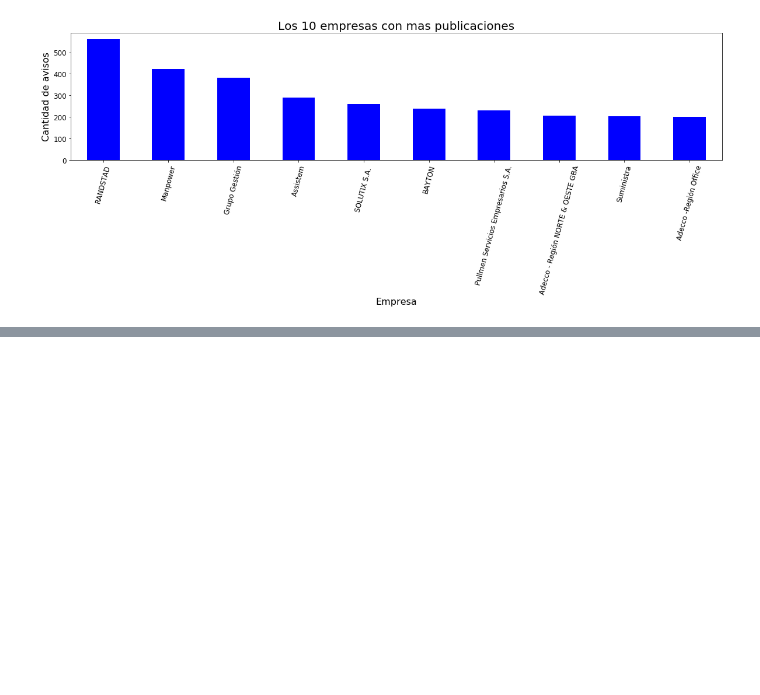
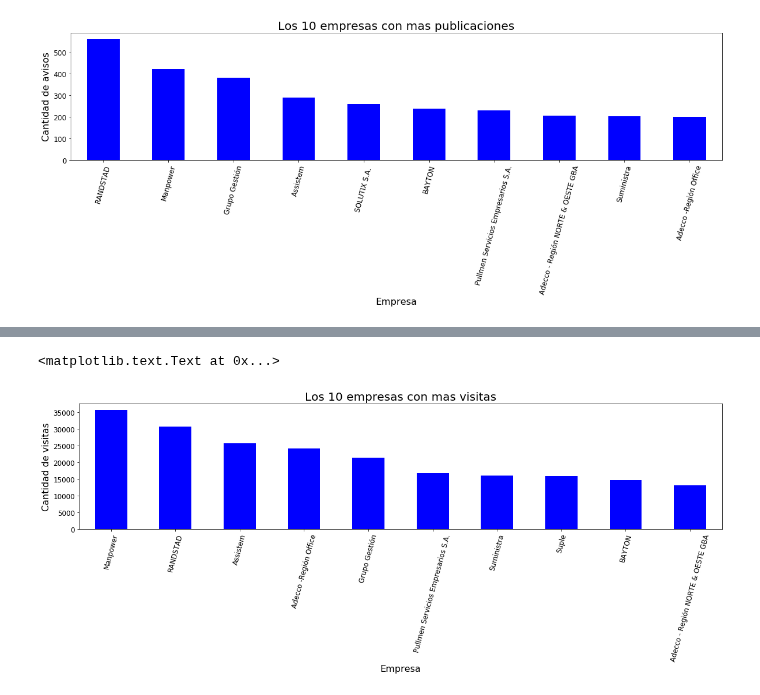
Before and after one commit to felipegonzalez2112/tp-organizacion-datos-2018, a Jupyter notebook: TP1.ipynb, the cells around one changed output, grey strips where cells are left out. Cells and saved outputs as stored; diff of their text form; code cells hidden in the pictures; blank space fills up the shorter version.

```diff
--- a/TP1.ipynb
+++ b/TP1.ipynb
@@ -230,0 +239,16 @@ plt.ylabel('Cantidad de avisos', fontsize=16)
+# %%
+#Publicaciones mas visitadas
+
+vistas.columns = ['idaviso', 'timestamp', 'idpostulante']
+
+publicaciones_con_vistas = pd.merge(vistas, avisos_detalle, on= 'idaviso')
+top10_empresas_con_mas_visitas = publicaciones_con_vistas.groupby('denominacion_empresa').count()['idaviso'].sort_values(ascending=False)[0:10]
+
+top10_empresas_con_mas_visitas.plot(kind='bar',rot=75, figsize=(20,4), color='blue' ,fontsize=12)
+
+plt.title('Los 10 empresas con mas visitas', fontsize=20);
+plt.xlabel('Empresa', fontsize=16);
+plt.ylabel('Cantidad de visitas', fontsize=16)
+# %% [output]
+<matplotlib.text.Text at 0x...>
+[figure, added]
```
Also changed, not shown: parts of 3 cells of this notebook.
